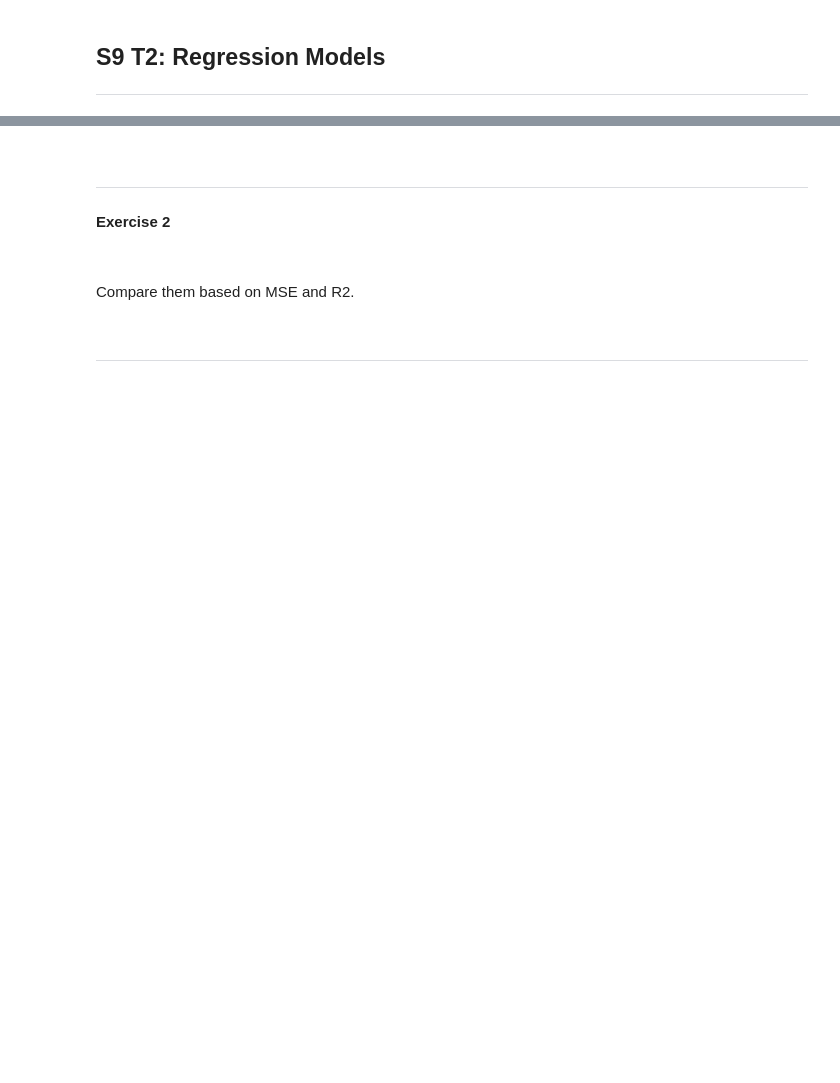
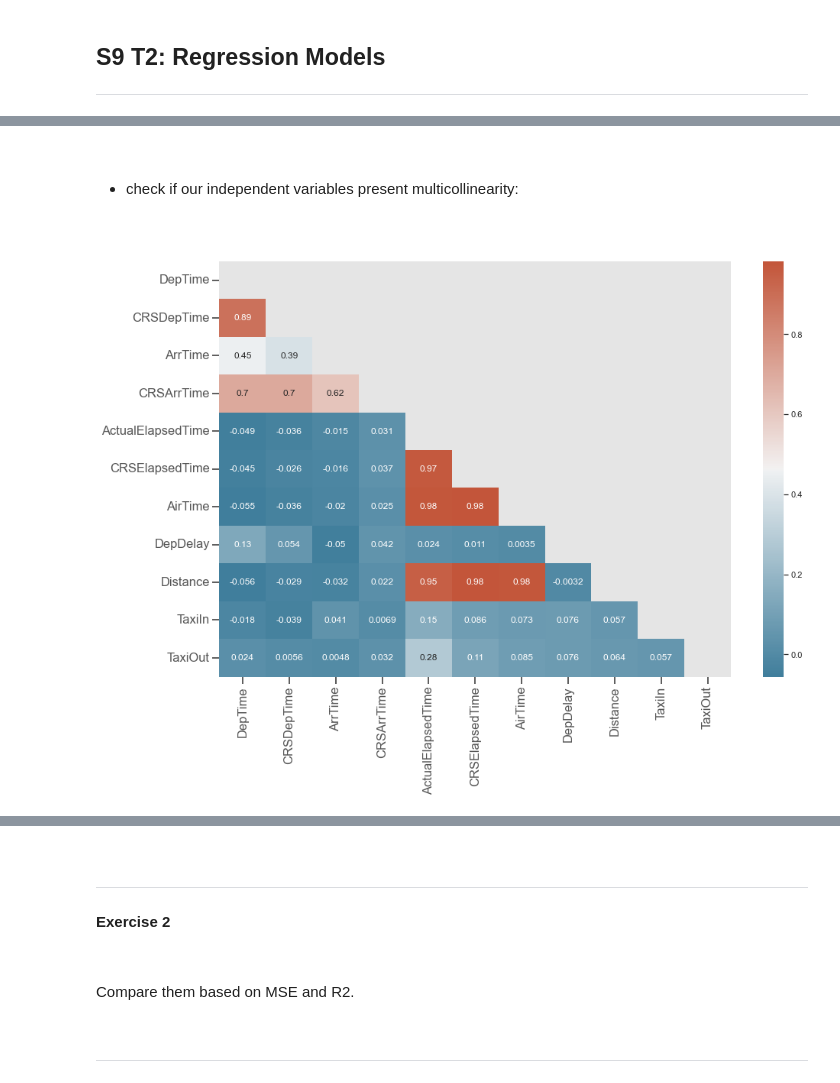
Before and after one commit to Pevicsanch/Supervised-Learning-regressio, a Jupyter notebook: s09_t02_Regression_Models.ipynb, the cells around one changed output, grey strips where cells are left out. Drawn from its saved outputs; the diff is of its cells as text; code cells hidden in the pictures; blank space fills up the shorter version.

```diff
--- a/s09_t02_Regression_Models.ipynb
+++ b/s09_t02_Regression_Models.ipynb
@@ -24,0 +198,3 @@ ___
+# %%
+#filter columns with null values
+columns_null= df_analisys.columns[df_analisys.isna().any()].tolist()
@@ -24,0 +233,30 @@ ___
+# %%
+#performing a sample
+df_analisys_sample = df_analisys.sample(frac=0.01, random_state=42)
+
+#cleaning the memory
+del df_analisys
+# %%
+# dependent variables
+y = df_analisys_sample[["ArrDelay"]]
+
+# independent variables
+X = df_analisys_sample.drop(["ArrDelay", "with_delay"], axis=1)
+# %%
+#filter categorical variables
+X_cat = X.select_dtypes(include=["category"])
+
+#"Month","DayofMonth","DayOfWeek" are already label
+X_label= X_cat[["Month","DayofMonth","DayOfWeek"]]
+
+X_cat = X_cat.drop (["Month","DayofMonth","DayOfWeek"], axis=1)
+
+#filter numerical variables
+
+X_num= X.select_dtypes(include=["int64","float64"])
+
+#encoding dummy variables
+coder = OneHotEncoder(handle_unknown="ignore",drop='if_binary') #drop binary to avoid multicollinarity
+result = coder.fit_transform(X_cat)
+X_cat_encoder = pd.DataFrame.sparse.from_spmatrix(result)
+X_cat_encoder.columns = coder.get_feature_names_out()
@@ -24,0 +273,18 @@ ___
+# %% [markdown]
+$~$
+
++ check if our independent variables present multicollinearity:
+
+$~$
+# %%
+# Correlation matrix
+fig, ax = plt.subplots(figsize=(15, 10))
+corr = X_num.corr()
+sns.set_theme(style="white")
+cmap = sns.diverging_palette(230, 20, as_cmap=True)
+
+matrix = np.triu(corr)
+sns.heatmap(corr, annot=True, mask=matrix, cmap=cmap)
+plt.show()
+# %% [output]
+[figure, added]
```
Also changed, not shown: parts of 59 cells of this notebook.
